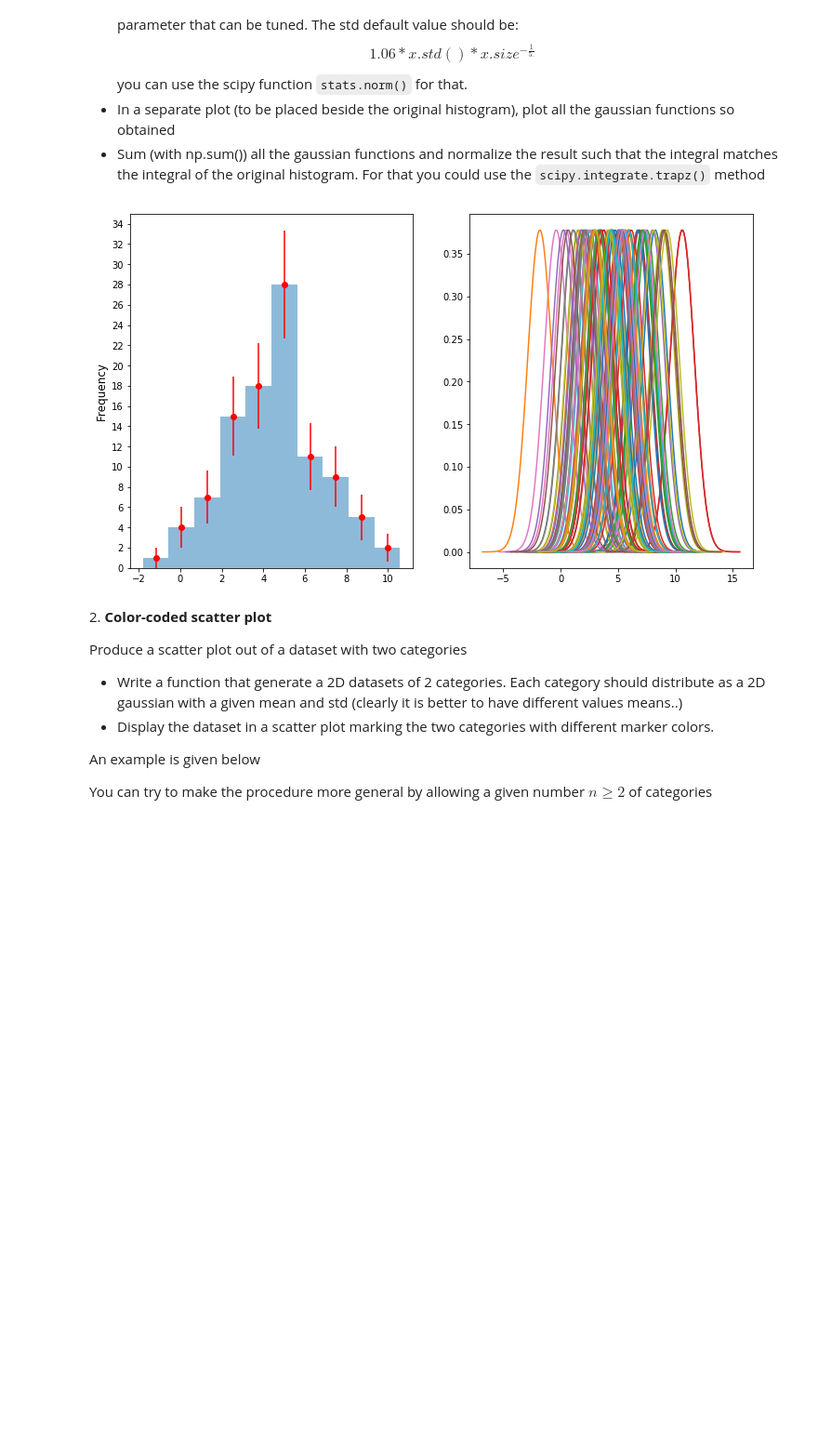
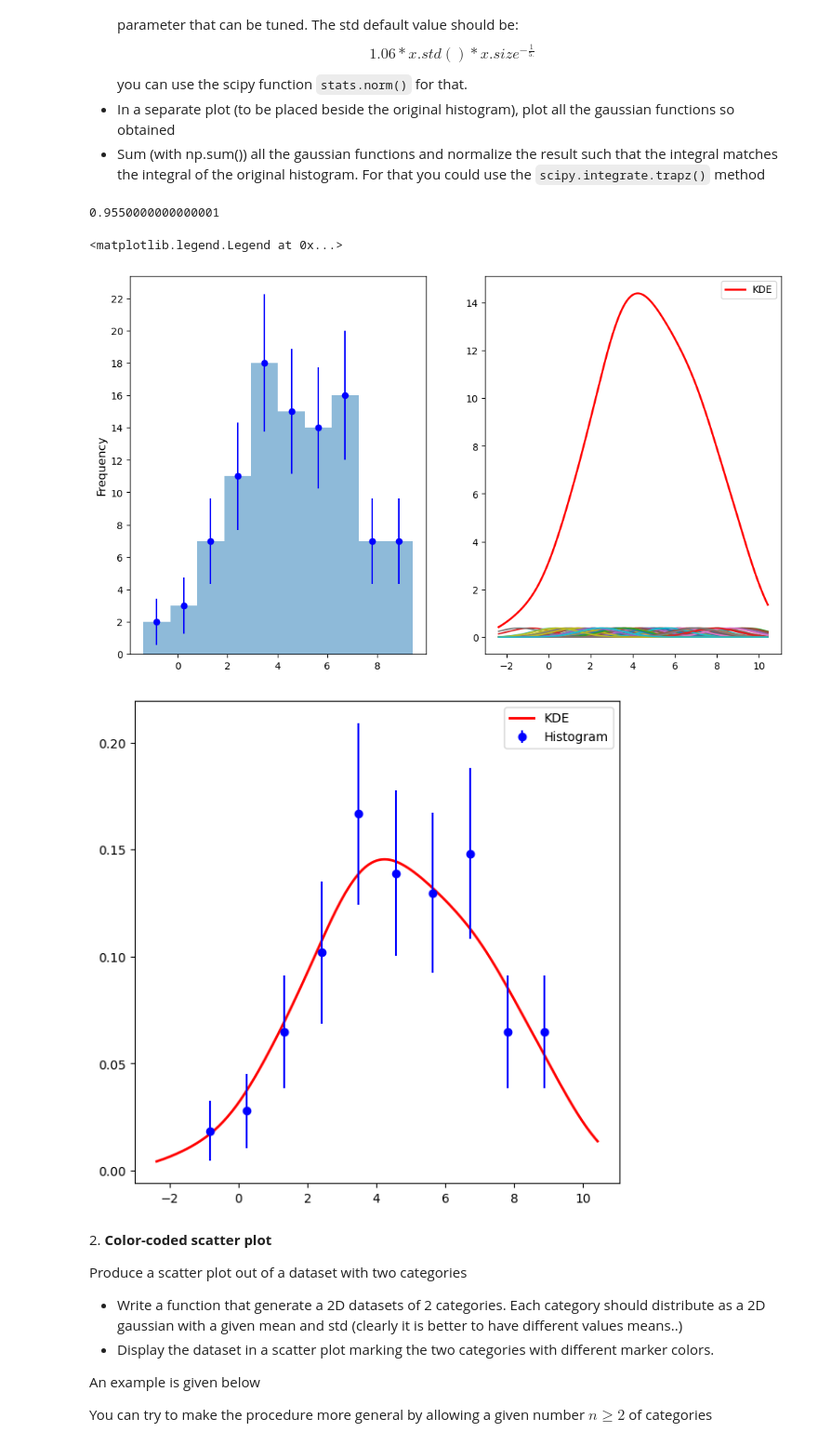
Before and after one commit to angelabortolato/LaboratoryOfComputationalPhysics_A, a Jupyter notebook: 07ex_Visualization.ipynb, the cells around one changed output. Shown at 93% size. Cells and saved outputs as stored; diff of their text form; code cells hidden in the pictures; blank space fills up the shorter version.

```diff
--- a/07ex_Visualization.ipynb
+++ b/07ex_Visualization.ipynb
@@ -22,25 +24,49 @@ from scipy import stats, integrate
 # %%
 N=100
 mn=5
 std=2.5
 
 x=np.random.normal(mn, std, N)
 
-fig, (ax1, ax2) = plt.subplots(nrows=1, ncols=2, figsize=(12, 7))
-counts, bins, _ = ax1.hist(x, bins=N//10, alpha = 0.5)
+
+fig1, (ax1, ax2) = plt.subplots(nrows=1, ncols=2, figsize=(12, 7))
+counts, bins, _ = ax1.hist(x, bins=N//10, alpha = 0.5)      # perform histogram
 
 
 ax1.set_ylabel("Frequency", fontsize=12)
 ax1.yaxis.set_major_locator(MultipleLocator(N//50))
-ax1.errorbar(bins[:-1]+abs(bins[0]-bins[1])/2, counts, yerr=((counts)**(1/2)), marker='o', linestyle='', color='r')
+ax1.errorbar(bins[:-1]+abs(bins[0]-bins[1])/2, counts, yerr=((counts)**(1/2)), marker='o', linestyle='', color='b')     #prints histogram as datapoints with error
 
 sstd=1.06*std*N**(-1/5)
+p=np.linspace(min(x) - 1, max(x) + 1, 200)
+kde = np.zeros_like(p)
 
 for i in x:
-    p=np.linspace(i-5, i+5, 100)
-    ax2.plot(p, stats.norm.pdf(p, i, sstd))
+    g=stats.norm.pdf(p, i, sstd)
+    ax2.plot(p, g)
+    kde += g
+
+
+ax2.plot(p, kde, color='red', lw=2, label='KDE')
+ax2.legend()
+
+
+
+kde /= (integrate.trapz(kde,p))   # normalization of KDE
+
+
+fig2, ax3 = plt.subplots(nrows=1, ncols=1, figsize=(7, 7))
+ax3.plot(p, kde, color='red', lw=2, label='KDE')
+bin_width = bins[1] - bins[0]
+counts_n = counts / (sum(counts) * bin_width)  # normalization of histogram
+
+ax3.errorbar(bins[:-1]+abs(bins[0]-bins[1])/2, counts_n, yerr=((counts)**(1/2)/sum(counts)), marker='o', linestyle='', color='b', label='Histogram')
+ax3.legend()
 # %% [output]
+0.9550000000000001
+<matplotlib.legend.Legend at 0x...>
-[figure, old version]
+[figure, new version]
+[figure, added]
 # %% [markdown]
 2\. **Color-coded scatter plot**
 
```
Also changed, not shown: parts of 4 cells of this notebook, 5 other files.
